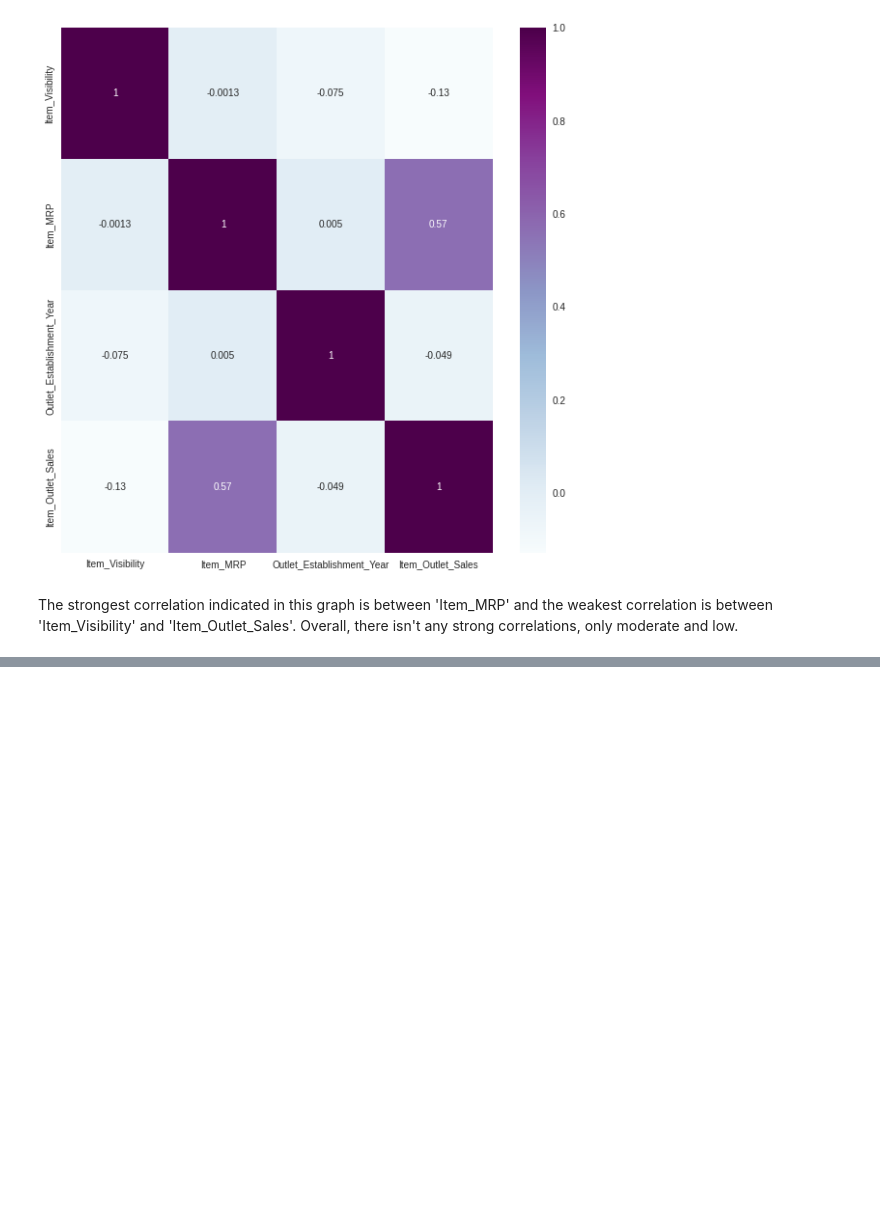
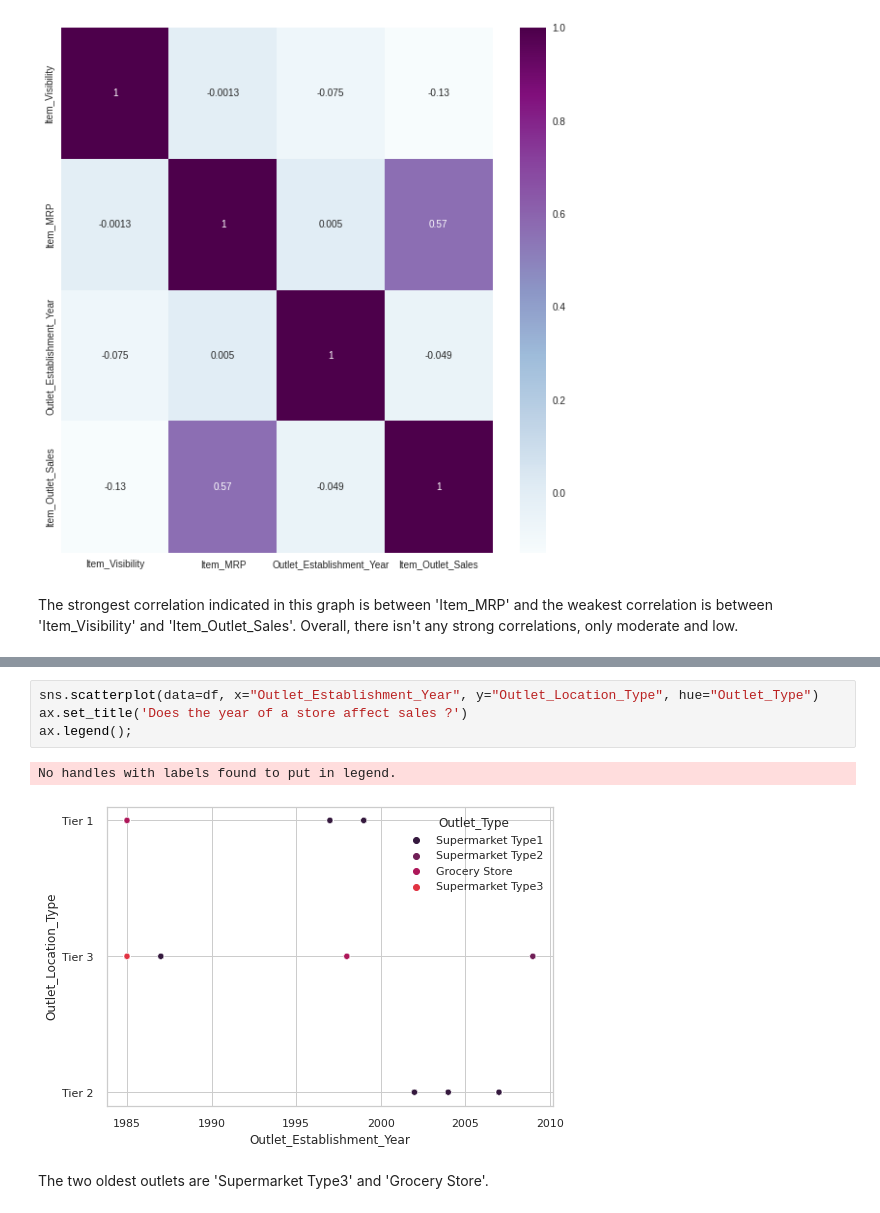
Before and after one commit to julianasaha/food-sales-predications, a Jupyter notebook: Food_sales_predictions.ipynb, the cells around one changed output, grey strips where cells are left out. Saved outputs shown, nothing was run; the diff lists cells and outputs as text; blank space fills up the shorter version.

```diff
--- a/Food_sales_predictions.ipynb
+++ b/Food_sales_predictions.ipynb
@@ -169,0 +191,9 @@ The strongest correlation indicated in this graph is between 'Item_MRP' and the
+# %%
+sns.scatterplot(data=df, x="Outlet_Establishment_Year", y="Outlet_Location_Type", hue="Outlet_Type")
+ax.set_title('Does the year of a store affect sales ?')
+ax.legend();
+# %% [output]
+No handles with labels found to put in legend.
+[figure, added]
+# %% [markdown]
+The two oldest outlets are 'Supermarket Type3' and 'Grocery Store'.
```
Also changed, not shown: parts of 4 cells of this notebook.
